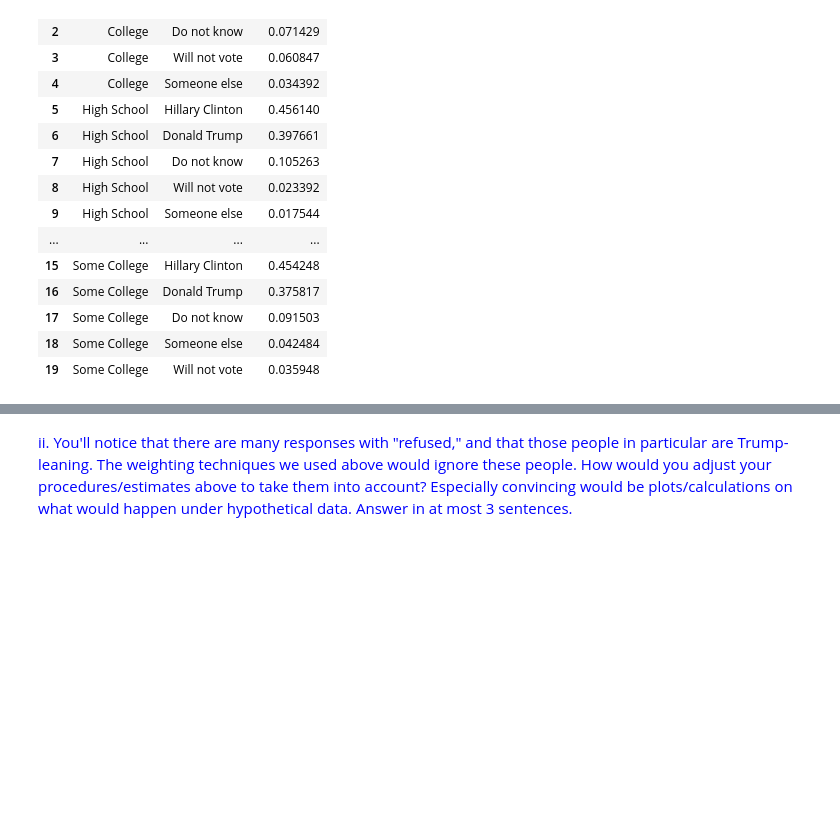
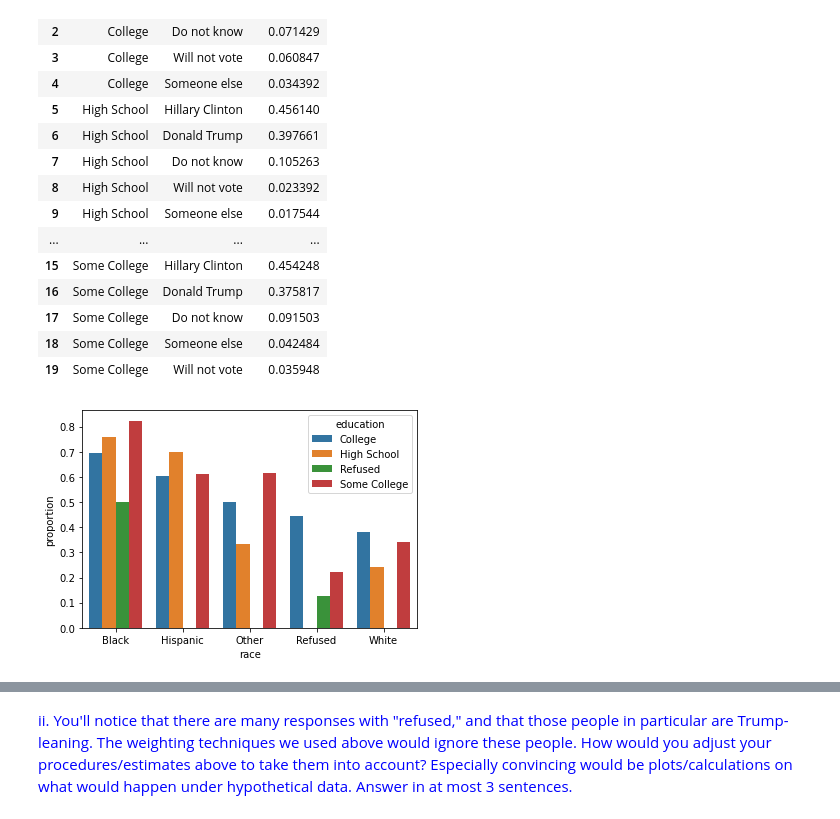
Before and after one commit to martinsun0/People-Data-Systems, a Jupyter notebook: HW1/HW1_assignment.ipynb, the cells around one changed output, grey strips where cells are left out. Drawn from its saved outputs; the diff is of its cells as text; code cells hidden in the pictures; blank space fills up the shorter version.

```diff
--- a/HW1/HW1_assignment.ipynb
+++ b/HW1/HW1_assignment.ipynb
@@ -497,3 +534,14 @@ dfpoll.groupby(['education'])['candidate'].value_counts(normalize = True).reset_
 | 17 | Some College | Do not know | 0.091503 |
 | 18 | Some College | Someone else | 0.042484 |
 | 19 | Some College | Will not vote | 0.035948 |
+# %%
+race_edu_cov = dfpoll.groupby(['education', 'race'])['candidate'].value_counts(normalize = True).reset_index(name ='proportion')
+gender_edu_cov = dfpoll.groupby(['education', 'gender'])['candidate'].value_counts(normalize = True).reset_index(name ='proportion')
+party_edu_cov = dfpoll.groupby(['education', 'party'])['candidate'].value_counts(normalize = True).reset_index(name ='proportion')
+age_edu_cov = dfpoll.groupby(['education', 'age'])['candidate'].value_counts(normalize = True).reset_index(name ='proportion')
+# %%
+sns.barplot(race_edu_cov[race_edu_cov['candidate'] == 'Hillary Clinton']['race'],
+            race_edu_cov[race_edu_cov['candidate'] == 'Hillary Clinton']['proportion'],
+            hue = race_edu_cov['education']);
+# %% [output]
+[figure, added]
```
Also changed, not shown: parts of 52 cells of this notebook, 2 other files.
